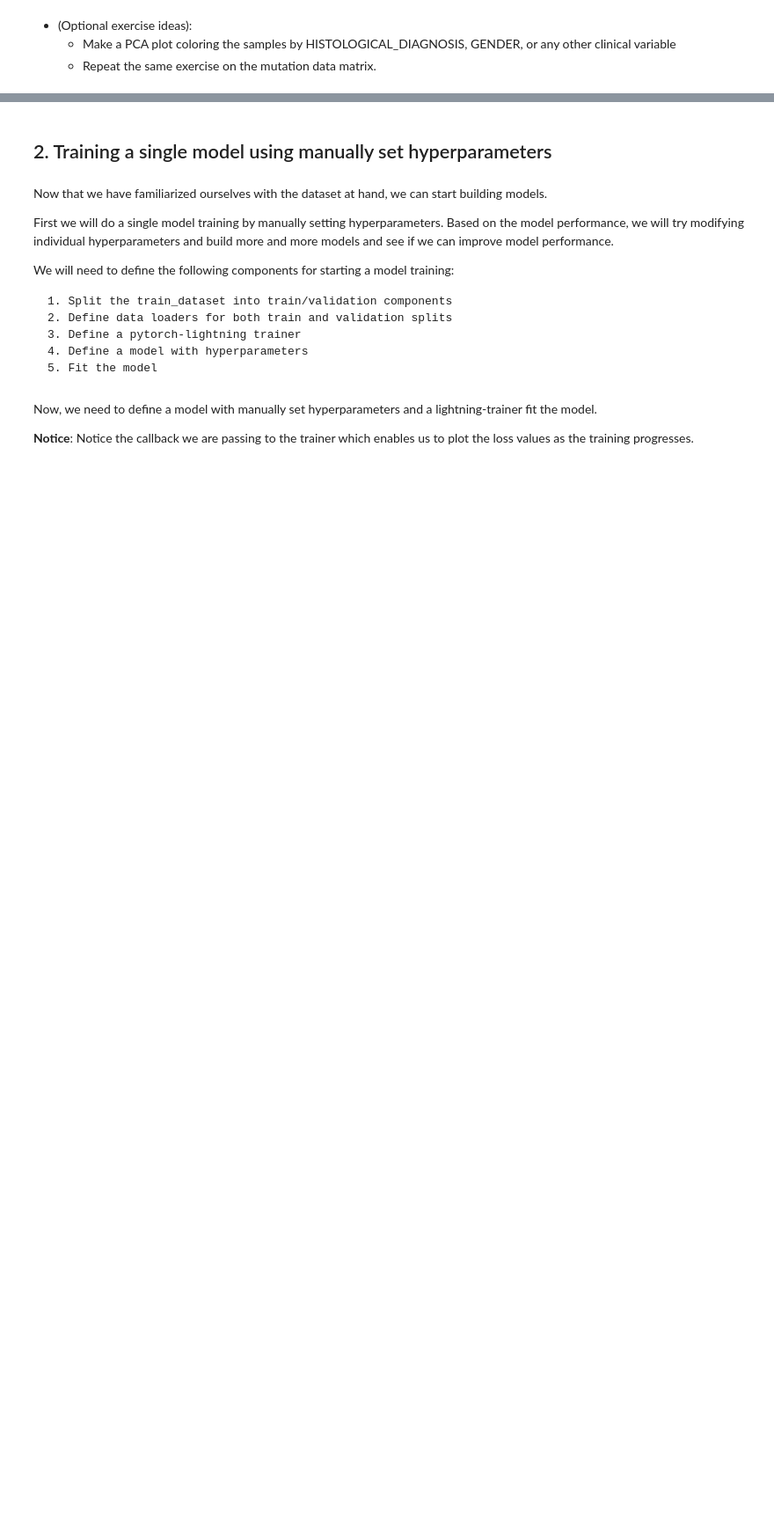
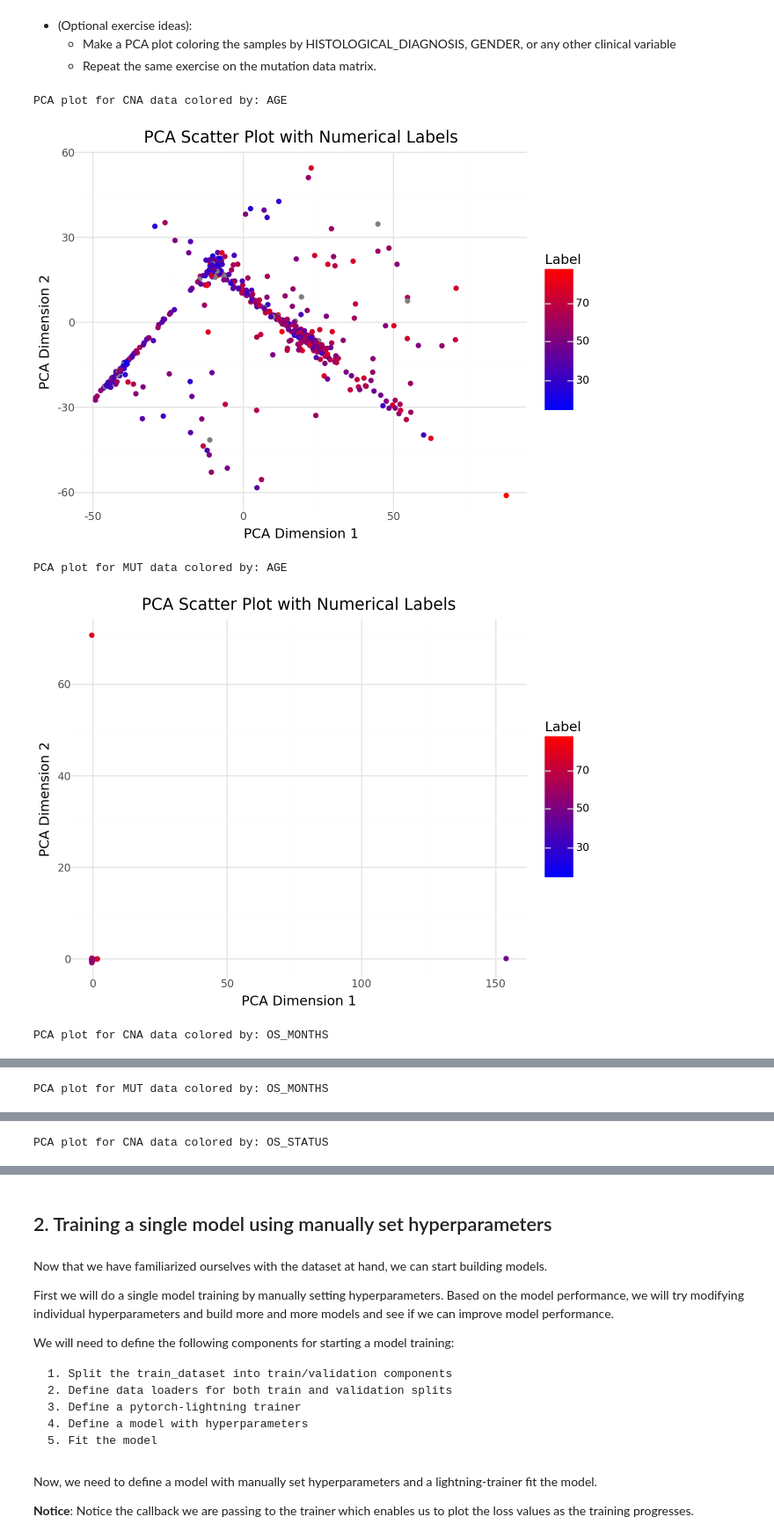
Before and after one commit to theSamurai1997/compgen_course_2025_module3_my_session, a Jupyter notebook: homeworks/hw2/day2_hw_lgg_gbm.ipynb, the cells around one changed output, grey strips where cells are left out. Shown at 88% size. Drawn from its saved outputs; the diff is of its cells as text; code cells hidden in the pictures; blank space fills up the shorter version.

```diff
--- a/homeworks/hw2/day2_hw_lgg_gbm.ipynb
+++ b/homeworks/hw2/day2_hw_lgg_gbm.ipynb
@@ -76,0 +376,28 @@ Make a PCA plot of CNA values using the labels from the STUDY variable
+# %%
+# Loop over each clinical variable and generate PCA plots for both CNA and MUT data
+for var in clinical_vars:
+    labels, color_type = get_labels(var)
+
+    # Plot PCA for CNA data
+    print(f"PCA plot for CNA data colored by: {var}")
+    fig1 = plot_dim_reduced(df_cna, labels=labels, color_type=color_type, method="pca")
+    # If fig is returned, display it:
+    if fig1 is not None:
+        fig1.show()
+    else:
+        plt1.show()
+
+    # Plot PCA for MUT data
+    print(f"PCA plot for MUT data colored by: {var}")
+    fig2 = plot_dim_reduced(df_mut, labels=labels, color_type=color_type, method="pca")
+    # If fig is returned, display it:
+    if fig2 is not None:
+        fig2.show()
+    else:
+        plt2.show()
+# %% [output]
+PCA plot for CNA data colored by: AGE
+[figure, added]
+PCA plot for MUT data colored by: AGE
+[figure, added]
+PCA plot for CNA data colored by: OS_MONTHS
@@ -76,0 +405 @@ Make a PCA plot of CNA values using the labels from the STUDY variable
+PCA plot for MUT data colored by: OS_MONTHS
@@ -76,0 +407 @@ Make a PCA plot of CNA values using the labels from the STUDY variable
+PCA plot for CNA data colored by: OS_STATUS
```
Also changed, not shown: parts of 44 cells of this notebook, 1 other file.
